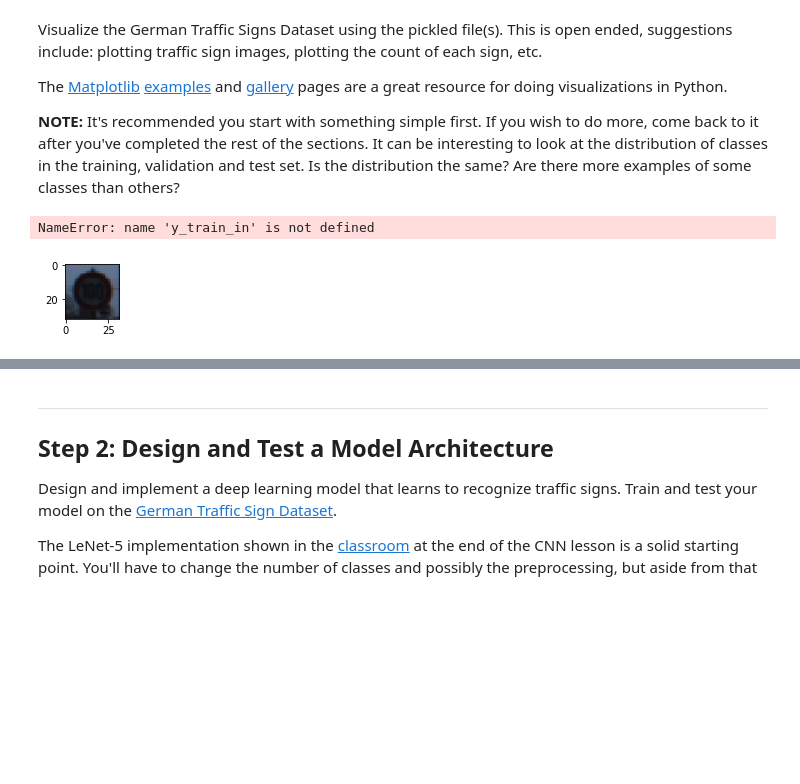
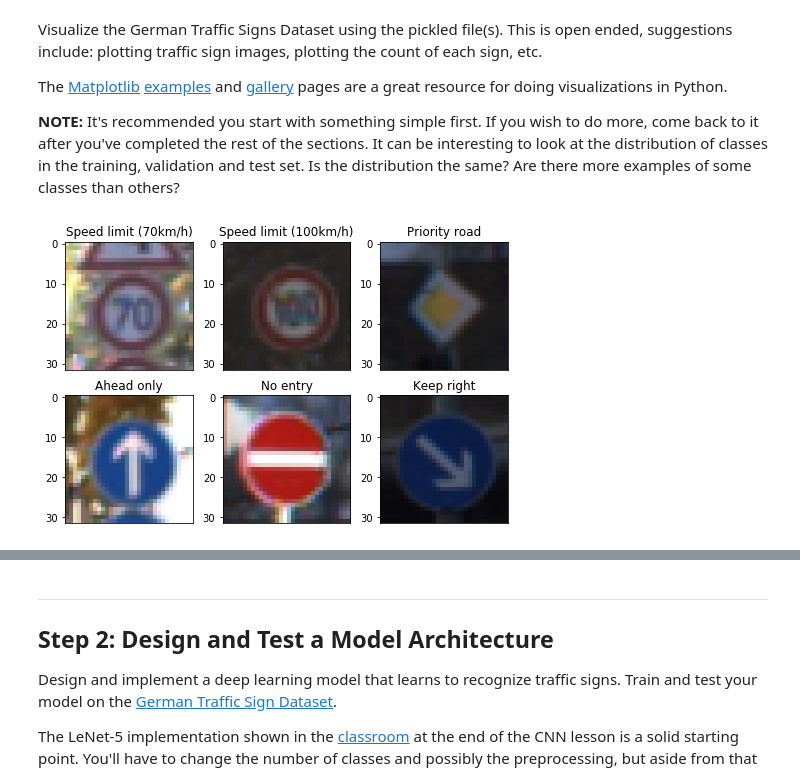
Before and after one commit to sankalpdayal/carnd_term1_p2, a Jupyter notebook: Traffic_Sign_Classifier.ipynb, the cells around one changed output, grey strips where cells are left out. Drawn from its saved outputs; the diff is of its cells as text; code cells hidden in the pictures; blank space fills up the shorter version.

```diff
--- a/Traffic_Sign_Classifier.ipynb
+++ b/Traffic_Sign_Classifier.ipynb
@@ -101,22 +97,23 @@ The [Matplotlib](http://matplotlib.org/) [examples](http://matplotlib.org/exampl
 # %%
 ### Data exploration visualization code goes here.
 ### Feel free to use as many code cells as needed.
 import random
 import pandas as pd
 import matplotlib.pyplot as plt
 import csv
 
 # Visualizations will be shown in the notebook.
 %matplotlib inline
 
 data=pd.read_csv('signnames.csv')
 
-index = random.randint(0, len(X_train_in))
-image = X_train_in[index].squeeze()
-
-plt.figure(figsize=(1,1))
-plt.imshow(image)
-print(data[data['ClassId'] == y_train_in[index]])
+fig = plt.figure(figsize=(8,8))
+for i in range(0,6):
+    index = random.randint(0, len(X_train_in))
+    image = X_train_in[index].squeeze()
+    a = fig.add_subplot(3,3,i+1)
+    a.set_title(data.get_value(y_train[index],'SignName'))
+    plt.tick_params(axis='both',which='both',bottom='off',top='off',labelbottom='off')
+    plt.imshow(image)
 # %% [output]
-NameError: name 'y_train_in' is not defined
-[figure, old version]
+[figure, new version]
```
Also changed, not shown: parts of 26 cells of this notebook, 7 other files.
